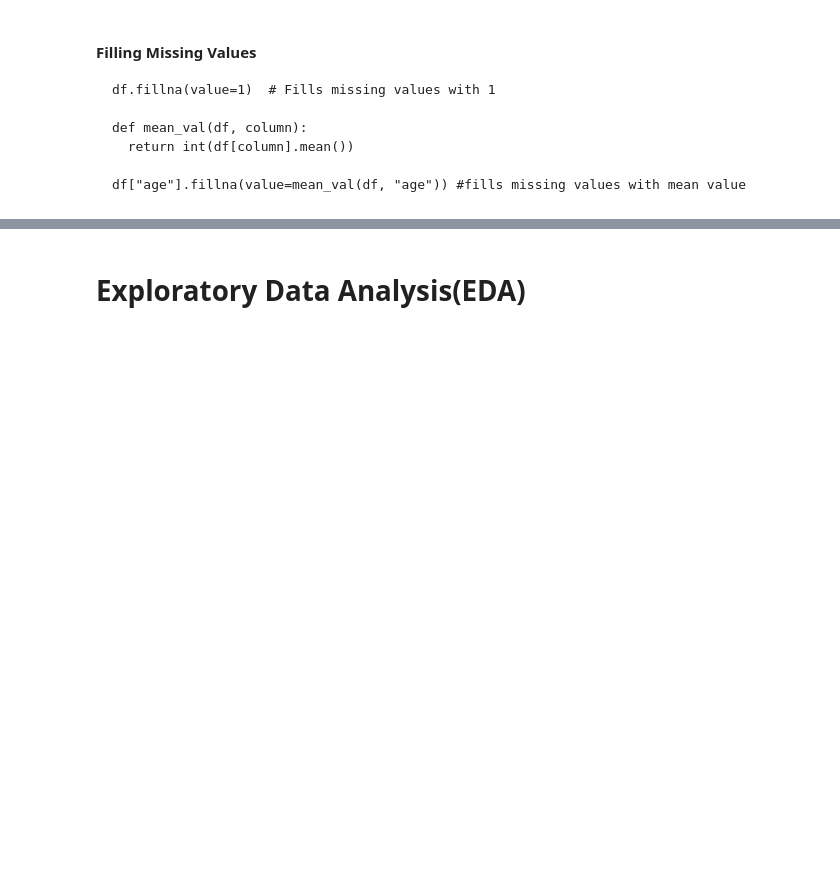
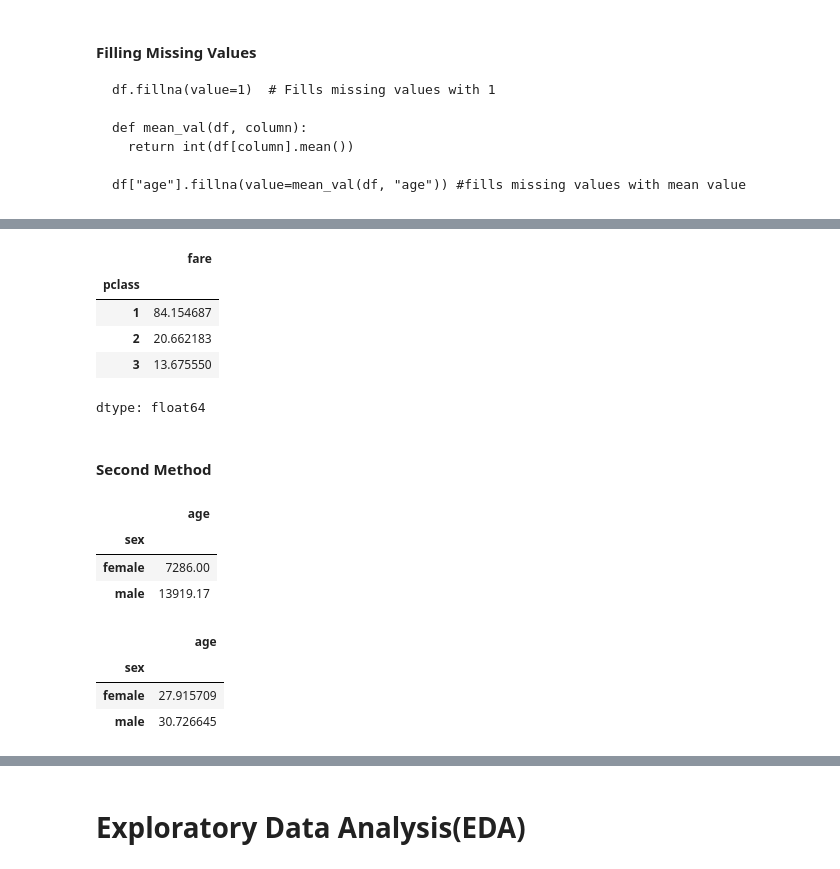
Before and after one commit to Trigenaris/Tutorial-for-Data-Literacy-Pandas-Library-and-EDA, a Jupyter notebook: Data_Literacy,_Pandas_and_EDA(Exploration_Data_Analysis).ipynb, the cells around one changed output, grey strips where cells are left out. Drawn from its saved outputs; the diff is of its cells as text; code cells hidden in the pictures; blank space fills up the shorter version.

```diff
--- a/Data_Literacy,_Pandas_and_EDA(Exploration_Data_Analysis).ipynb
+++ b/Data_Literacy,_Pandas_and_EDA(Exploration_Data_Analysis).ipynb
@@ -917,0 +945,25 @@ df.isnull().sum().sum()
+# %%
+df.groupby("pclass")["fare"].mean() # grouped by passenger class and returned the mean fare for the corresponding class
+# %% [output]
+|  | fare |
+| pclass |  |
+| 1 | 84.154687 |
+| 2 | 20.662183 |
+| 3 | 13.675550 |
+dtype: float64
+# %% [markdown]
+#### Second Method
+# %%
+df.groupby("sex").agg({"age": "sum"}) # grouped by sex and summarized their age
+# %% [output]
+|  | age |
+| sex |  |
+| female | 7286.00 |
+| male | 13919.17 |
+# %%
+df.groupby("sex").agg({"age": "mean"}) # grouped by sex and return the mean age of the corresponding gender
+# %% [output]
+|  | age |
+| sex |  |
+| female | 27.915709 |
+| male | 30.726645 |
```
Also changed, not shown: parts of 21 cells of this notebook.
